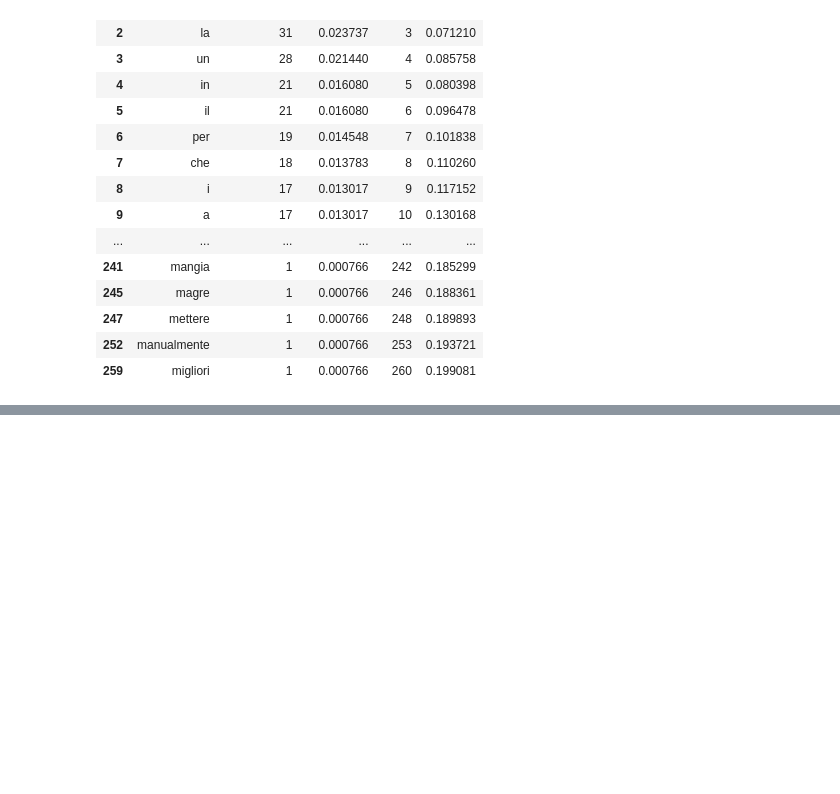
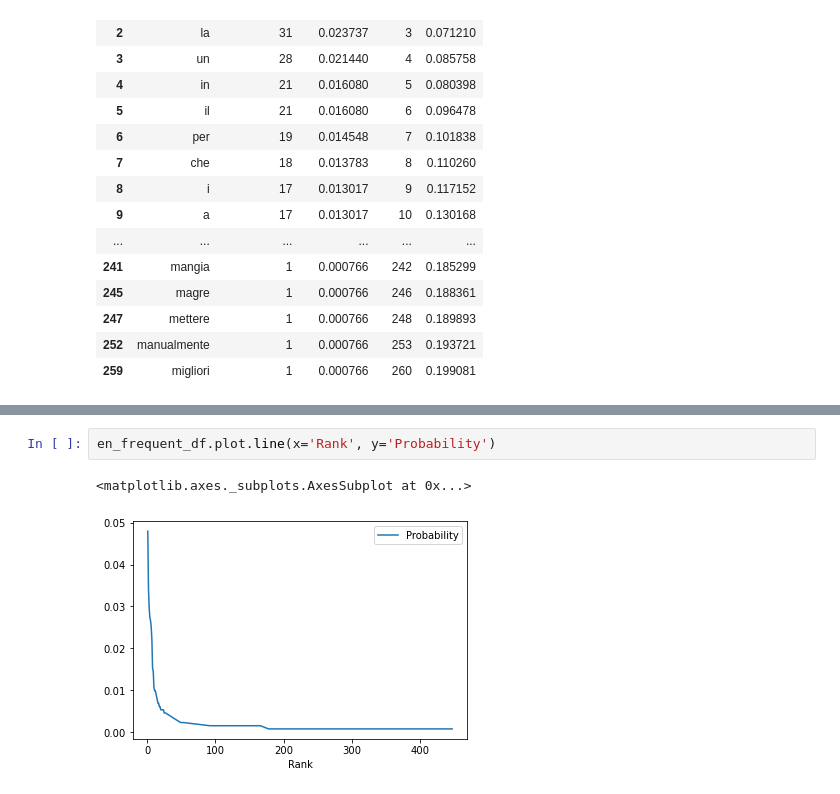
Before and after one commit to nicholasosaka/4111-natural-language-processing, a Jupyter notebook: assignment01/Assignment1.ipynb, the cells around one changed output, grey strips where cells are left out. Saved outputs shown, nothing was run; the diff lists cells and outputs as text; blank space fills up the shorter version.

```diff
--- a/assignment01/Assignment1.ipynb
+++ b/assignment01/Assignment1.ipynb
@@ -188,0 +189,5 @@ This corpus may not comply strictly to Zipf's law.
+# %%
+en_frequent_df.plot.line(x='Rank', y='Probability')
+# %% [output]
+<matplotlib.axes._subplots.AxesSubplot at 0x...>
+[figure, added]
```
Also changed, not shown: parts of 3 cells of this notebook.
